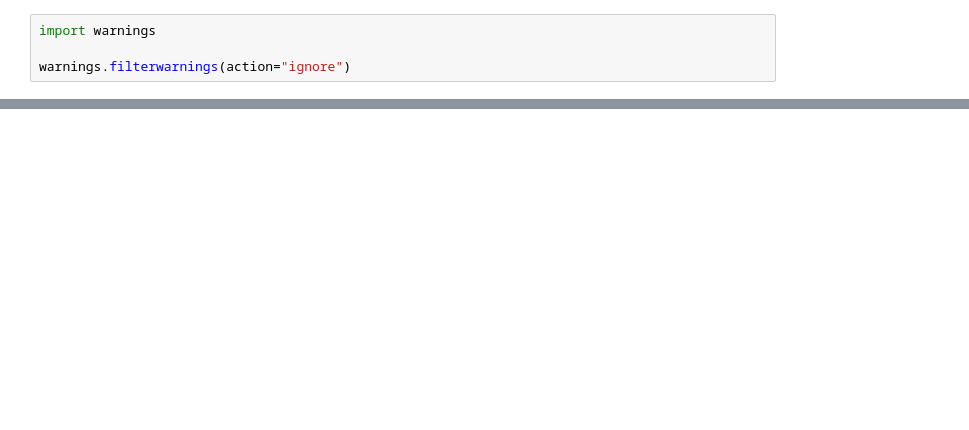
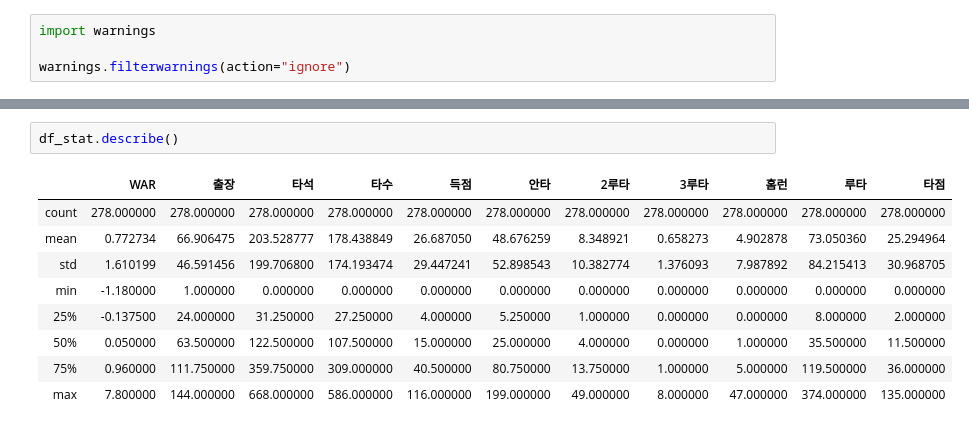
Before and after one commit to jeonprize/KBO-Analysis, a Jupyter notebook: 2020 KBO (2) stat analysis.ipynb, the cells around one changed output, grey strips where cells are left out. Saved outputs shown, nothing was run; the diff lists cells and outputs as text; blank space fills up the shorter version.

```diff
--- a/2020 KBO (2) stat analysis.ipynb
+++ b/2020 KBO (2) stat analysis.ipynb
@@ -182,0 +103,12 @@ team_nc_df = df[df["팀"].str.contains("20N")]
+# %%
+df_stat.describe()
+# %% [output]
+|  | WAR | 출장 | 타석 | 타수 | 득점 | 안타 | 2루타 | 3루타 | 홈런 | 루타 | 타점 |
+| count | 278.000000 | 278.000000 | 278.000000 | 278.000000 | 278.000000 | 278.000000 | 278.000000 | 278.000000 | 278.000000 | 278.000000 | 278.000000 |
+| mean | 0.772734 | 66.906475 | 203.528777 | 178.438849 | 26.687050 | 48.676259 | 8.348921 | 0.658273 | 4.902878 | 73.050360 | 25.294964 |
+| std | 1.610199 | 46.591456 | 199.706800 | 174.193474 | 29.447241 | 52.898543 | 10.382774 | 1.376093 | 7.987892 | 84.215413 | 30.968705 |
+| min | -1.180000 | 1.000000 | 0.000000 | 0.000000 | 0.000000 | 0.000000 | 0.000000 | 0.000000 | 0.000000 | 0.000000 | 0.000000 |
+| 25% | -0.137500 | 24.000000 | 31.250000 | 27.250000 | 4.000000 | 5.250000 | 1.000000 | 0.000000 | 0.000000 | 8.000000 | 2.000000 |
+| 50% | 0.050000 | 63.500000 | 122.500000 | 107.500000 | 15.000000 | 25.000000 | 4.000000 | 0.000000 | 1.000000 | 35.500000 | 11.500000 |
+| 75% | 0.960000 | 111.750000 | 359.750000 | 309.000000 | 40.500000 | 80.750000 | 13.750000 | 1.000000 | 5.000000 | 119.500000 | 36.000000 |
+| max | 7.800000 | 144.000000 | 668.000000 | 586.000000 | 116.000000 | 199.000000 | 49.000000 | 8.000000 | 47.000000 | 374.000000 | 135.000000 |
```
Also changed, not shown: parts of 24 cells of this notebook.
